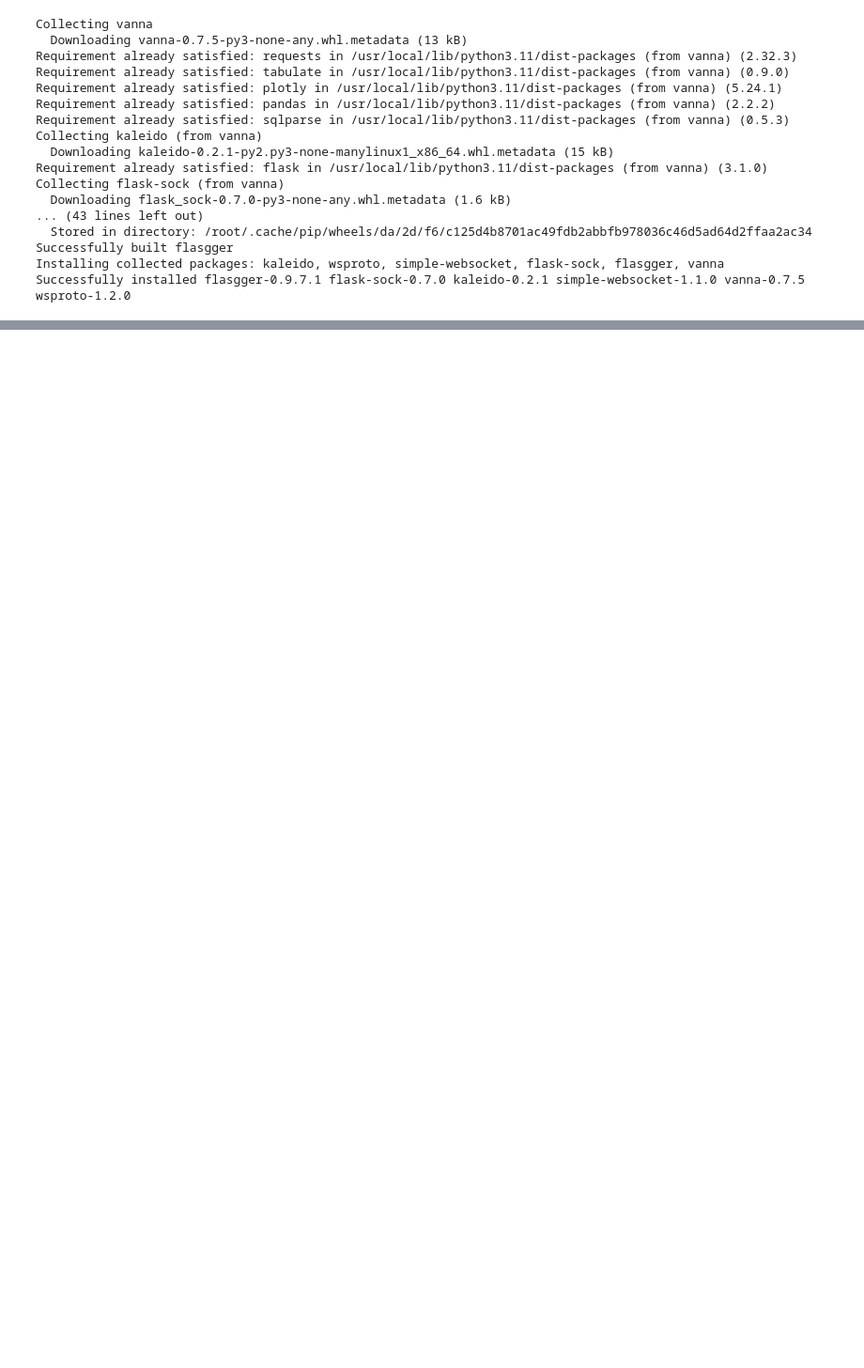
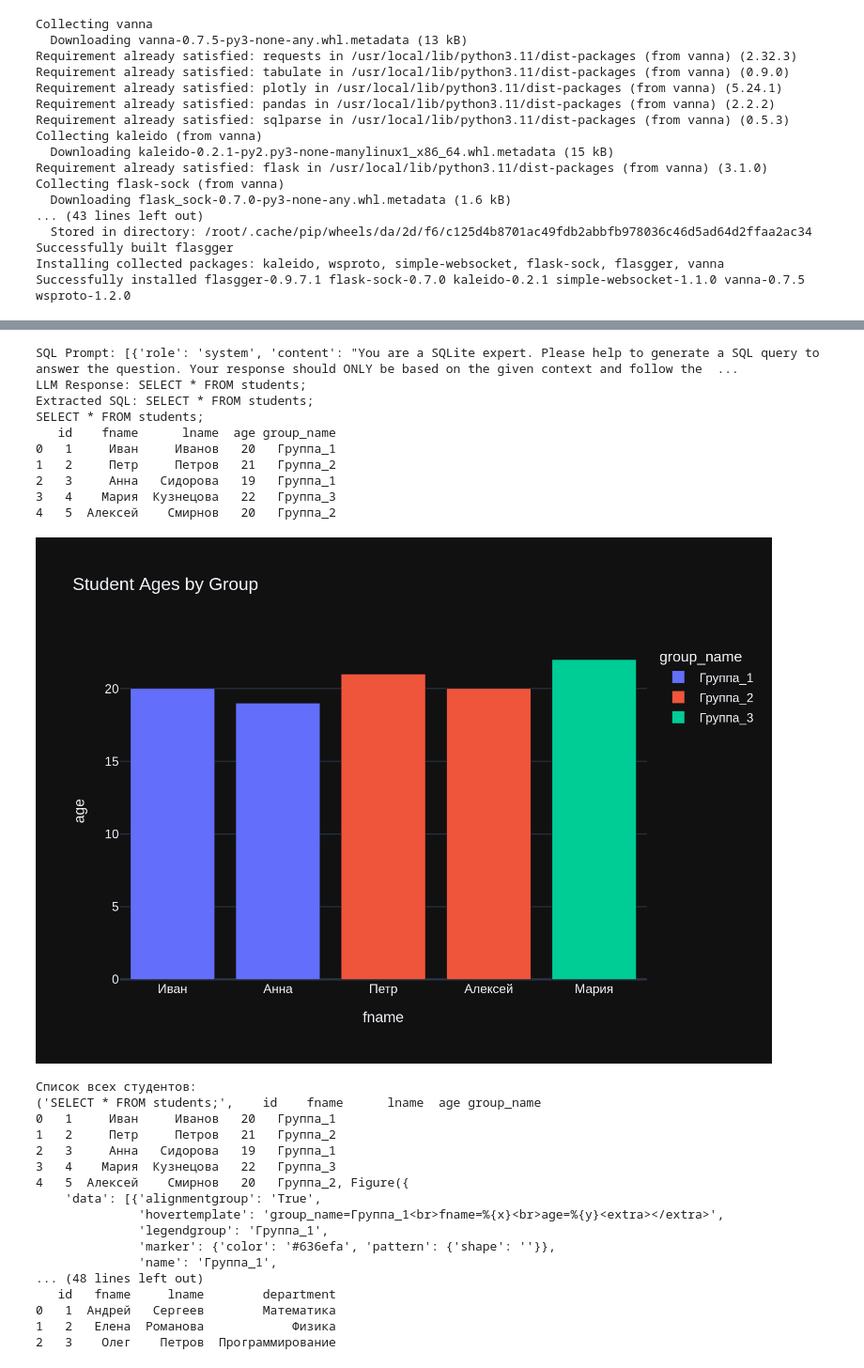
Before and after one commit to Fairim/ABC_DataMining, a Jupyter notebook: NM/Vanna.ipynb, the cells around one changed output, grey strips where cells are left out. Shown at 94% size. Saved outputs shown, nothing was run; the diff lists cells and outputs as text; code cells hidden in the pictures; blank space fills up the shorter version.

```diff
--- a/NM/Vanna.ipynb
+++ b/NM/Vanna.ipynb
@@ -219,0 +491,73 @@ SELECT * FROM students;
+# %%
+import vanna
+from vanna.remote import VannaDefault
+
+# Инициализация Vanna
+#vn = VannaDefault(model='arabovsmodel', api_key=vanna.get_api_key('cool.araby@mail.ru'))
+
+# Подключение к базе данных
+vn.connect_to_sqlite('/content/UniversityDB.db')
+
+# Примеры запросов
+
+# 1. Получить список всех студентов
+result = vn.ask('Get list of all students')
+print("Список всех студентов:")
+print(result)
+
+# 2. Получить список всех преподавателей
+result = vn.ask('Get list of all teachers')
+print("Список всех преподавателей:")
+print(result)
+
+# 3. Получить список всех курсов
+result = vn.ask('Get list of all courses')
+print("Список всех курсов:")
+print(result)
+
+# 4. Получить информацию о студентах, записанных на курс "Высшая математика"
+result = vn.ask('Get students enrolled in course "Высшая математика"')
+print("Студенты, записанные на курс 'Высшая математика':")
+print(result)
+
+# 5. Получить среднюю оценку по всем курсам
+result = vn.ask('Get average grade for all courses')
+print("Средняя оценка по всем курсам:")
+print(result)
+
+# 6. Получить информацию о преподавателе, который читает курс "Python программирование"
+result = vn.ask('Get teacher who teaches "Python программирование"')
+print("Преподаватель, который читает курс 'Python программирование':")
+print(result)
+
+# Закрытие соединения
+conn.close()
+# %% [output]
+SQL Prompt: [{'role': 'system', 'content': "You are a SQLite expert. Please help to generate a SQL query to answer the question. Your response should ONLY be based on the given context and follow the  ...
+LLM Response: SELECT * FROM students;
+Extracted SQL: SELECT * FROM students;
+SELECT * FROM students;
+   id    fname      lname  age group_name
+0   1     Иван     Иванов   20   Группа_1
+1   2     Петр     Петров   21   Группа_2
+2   3     Анна   Сидорова   19   Группа_1
+3   4    Мария  Кузнецова   22   Группа_3
+4   5  Алексей    Смирнов   20   Группа_2
+[figure, added]
+Список всех студентов:
+('SELECT * FROM students;',    id    fname      lname  age group_name
+0   1     Иван     Иванов   20   Группа_1
+1   2     Петр     Петров   21   Группа_2
+2   3     Анна   Сидорова   19   Группа_1
+3   4    Мария  Кузнецова   22   Группа_3
+4   5  Алексей    Смирнов   20   Группа_2, Figure({
+    'data': [{'alignmentgroup': 'True',
+              'hovertemplate': 'group_name=Группа_1<br>fname=%{x}<br>age=%{y}<extra></extra>',
+              'legendgroup': 'Группа_1',
+              'marker': {'color': '#636efa', 'pattern': {'shape': ''}},
+              'name': 'Группа_1',
+... (48 lines left out)
+   id   fname     lname        department
+0   1  Андрей   Сергеев        Математика
+1   2   Елена  Романова            Физика
+2   3    Олег    Петров  Программирование
```
Also changed, not shown: parts of 14 cells of this notebook.
